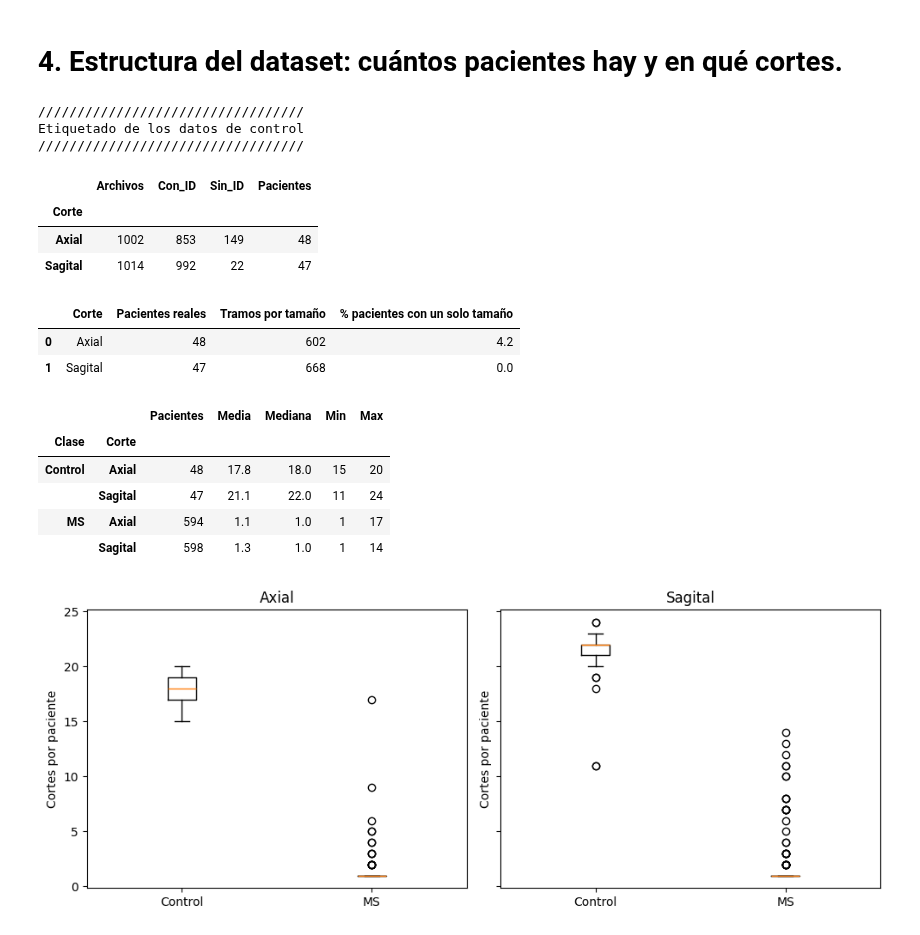
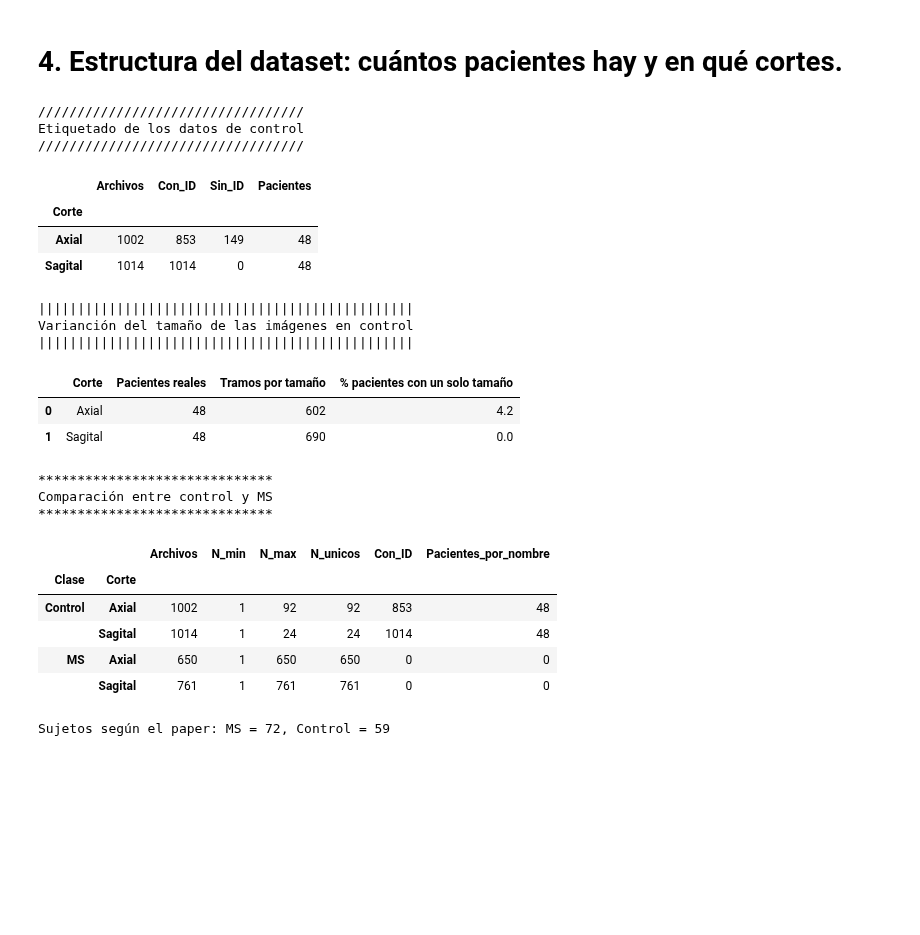
Before and after one commit to tobias-del/PSIB2026Q2-TPI-Grupo07-Barboza-Casais-Mitchelena, a Jupyter notebook: 01_EXPLORACION.ipynb, the cells around one changed output. Saved outputs shown, nothing was run; the diff lists cells and outputs as text; code cells hidden in the pictures; blank space fills up the shorter version.

```diff
--- a/01_EXPLORACION.ipynb
+++ b/01_EXPLORACION.ipynb
@@ -91,14 +93,12 @@ plt.show()
 # %% [markdown]
 # 4. Estructura del dataset: cuántos pacientes hay y en qué cortes.
 # %%
-import re
-patron = re.compile(r"(\d*)\s*\((\d+)\)\s*$")
+patron = re.compile(r"(\d*)\s*[a-zA-Z]?\s*\((\d+)\)\s*$")
 m = df["ruta"].apply(lambda p: patron.search(p.stem))
 
 print("\n//////////////////////////////////")
 print("Etiquetado de los datos de control")
 print("//////////////////////////////////")
-
 df["IdNombre"] = m.apply(lambda x: x.group(1) if x and x.group(1) else None)
 df.loc[df["Clase"] == "MS", "IdNombre"] = None   # en MS "1" de A1/S1 es fijo, no es un ID
 
@@ -106,61 +106,61 @@ ctrl = df[df["Clase"] == "Control"]
 display(ctrl.groupby("Corte").agg(
     Archivos=("ruta", "size"),
     Con_ID=("IdNombre", lambda s: s.notna().sum()),
     Sin_ID=("IdNombre", lambda s: s.isna().sum()),
     Pacientes=("IdNombre", "nunique")))
 
 def tramos(g):
     cambio = (g[["ancho", "alto"]] != g[["ancho", "alto"]].shift()).any(axis=1)
     return cambio.cumsum()
 
-print("\n|||||||||||||||||||||||||||||||||||||")
-print("Varianción del tamaño de las imágenes")
-print("|||||||||||||||||||||||||||||||||||||")
+print("\n||||||||||||||||||||||||||||||||||||||||||||||||")
+print("Varianción del tamaño de las imágenes en control")
+print("||||||||||||||||||||||||||||||||||||||||||||||||")
 filas = []
 for corte, g in df[(df["Clase"] == "Control") & df["IdNombre"].notna()].groupby("Corte"):
     g = g.assign(Id=g["IdNombre"].astype(int)).sort_values(["Id", "N"])
     g["Tramo"] = tramos(g)
     un_tamano = (g.groupby("Id")[["ancho", "alto"]].nunique().max(axis=1) == 1).mean() * 100
     filas.append({"Corte": corte, "Pacientes reales": g["Id"].nunique(),
                   "Tramos por tamaño": g["Tramo"].nunique(),
                   "% pacientes con un solo tamaño": round(un_tamano, 1)})
 display(pd.DataFrame(filas))
 
-# Paciente para todos
-df["Paciente"] = None
-for corte, g in df[df["Clase"] == "MS"].groupby("Corte"):
-    g = g.sort_values("N")
-    df.loc[g.index, "Paciente"] = "MS-" + corte[0] + "-" + tramos(g).astype(str)
-mask = (df["Clase"] == "Control") & df["IdNombre"].notna()
-df.loc[mask, "Paciente"] = "C-" + df.loc[mask, "Corte"].str[0] + "-" + df.loc[mask, "IdNombre"]
+print("\n******************************")
+print("Comparación entre control y MS")
+print("******************************")
 
-cortes_pac = df.dropna(subset=["Paciente"]).groupby(["Clase", "Corte", "Paciente"]).size().rename("Cortes").reset_index()
-display(cortes_pac.groupby(["Clase", "Corte"])["Cortes"].agg(Pacientes="size", Media="mean", Mediana="median", Min="min", Max="max").round(1))
-
-fig, ax = plt.subplots(1, 2, figsize=(10, 4), sharey=True)
-for a, corte in zip(ax, ["Axial", "Sagital"]):
-    datos = [cortes_pac[(cortes_pac["Clase"] == c) & (cortes_pac["Corte"] == corte)]["Cortes"] for c in ["Control", "MS"]]
-    a.boxplot(datos, labels=["Control", "MS"]); a.set_title(corte); a.set_ylabel("Cortes por paciente")
-plt.tight_layout()
-plt.show()
+resumen = df.groupby(["Clase", "Corte"]).agg(
+    Archivos=("ruta", "size"),
+    N_min=("N", "min"), N_max=("N", "max"), N_unicos=("N", "nunique"),
+    Con_ID=("IdNombre", lambda s: s.notna().sum()),
+    Pacientes_por_nombre=("IdNombre", "nunique"))
+display(resumen)
+print("Sujetos según el paper: MS = 72, Control = 59")
 # %% [output]
 //////////////////////////////////
 Etiquetado de los datos de control
 //////////////////////////////////
 |  | Archivos | Con_ID | Sin_ID | Pacientes |
 | Corte |  |  |  |  |
 | Axial | 1002 | 853 | 149 | 48 |
-| Sagital | 1014 | 992 | 22 | 47 |
+| Sagital | 1014 | 1014 | 0 | 48 |
+||||||||||||||||||||||||||||||||||||||||||||||||
+Varianción del tamaño de las imágenes en control
+||||||||||||||||||||||||||||||||||||||||||||||||
 |  | Corte | Pacientes reales | Tramos por tamaño | % pacientes con un solo tamaño |
 | 0 | Axial | 48 | 602 | 4.2 |
-| 1 | Sagital | 47 | 668 | 0.0 |
+| 1 | Sagital | 48 | 690 | 0.0 |
+******************************
+Comparación entre control y MS
+******************************
-|  |  | Pacientes | Media | Mediana | Min | Max |
-| Clase | Corte |  |  |  |  |  |
-| Control | Axial | 48 | 17.8 | 18.0 | 15 | 20 |
-|  | Sagital | 47 | 21.1 | 22.0 | 11 | 24 |
-| MS | Axial | 594 | 1.1 | 1.0 | 1 | 17 |
-|  | Sagital | 598 | 1.3 | 1.0 | 1 | 14 |
+|  |  | Archivos | N_min | N_max | N_unicos | Con_ID | Pacientes_por_nombre |
+| Clase | Corte |  |  |  |  |  |  |
+| Control | Axial | 1002 | 1 | 92 | 92 | 853 | 48 |
+|  | Sagital | 1014 | 1 | 24 | 24 | 1014 | 48 |
+| MS | Axial | 650 | 1 | 650 | 650 | 0 | 0 |
+|  | Sagital | 761 | 1 | 761 | 761 | 0 | 0 |
-[figure, removed]
+Sujetos según el paper: MS = 72, Control = 59
 # %% [markdown]
 
 &ensp; Cada archivo es un corte, no un paciente. Los 3427 archivos pertenecen a 131 sujetos (72 MS y 59 controles) y cada sujeto aporta una pila de cortes que recorre la cabeza.
```
Also changed, not shown: parts of 6 cells of this notebook.
